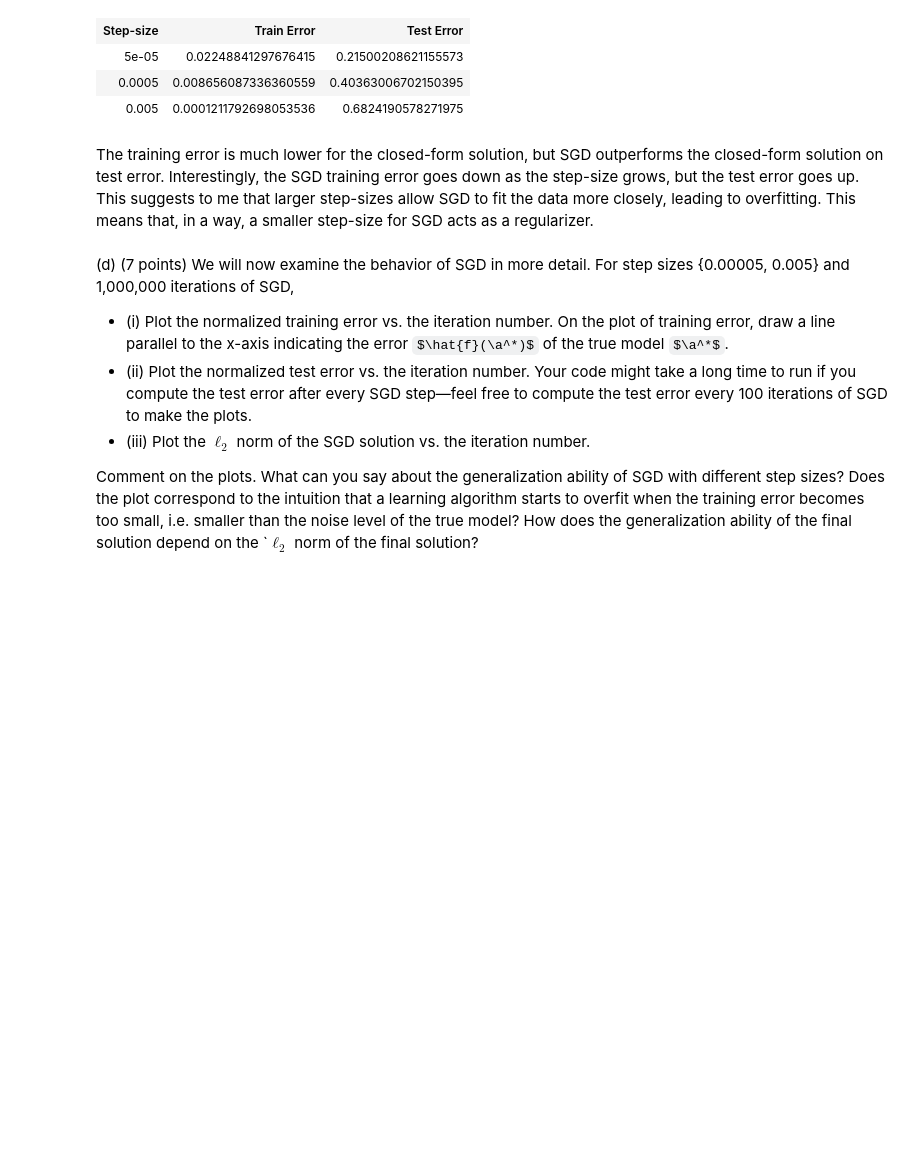
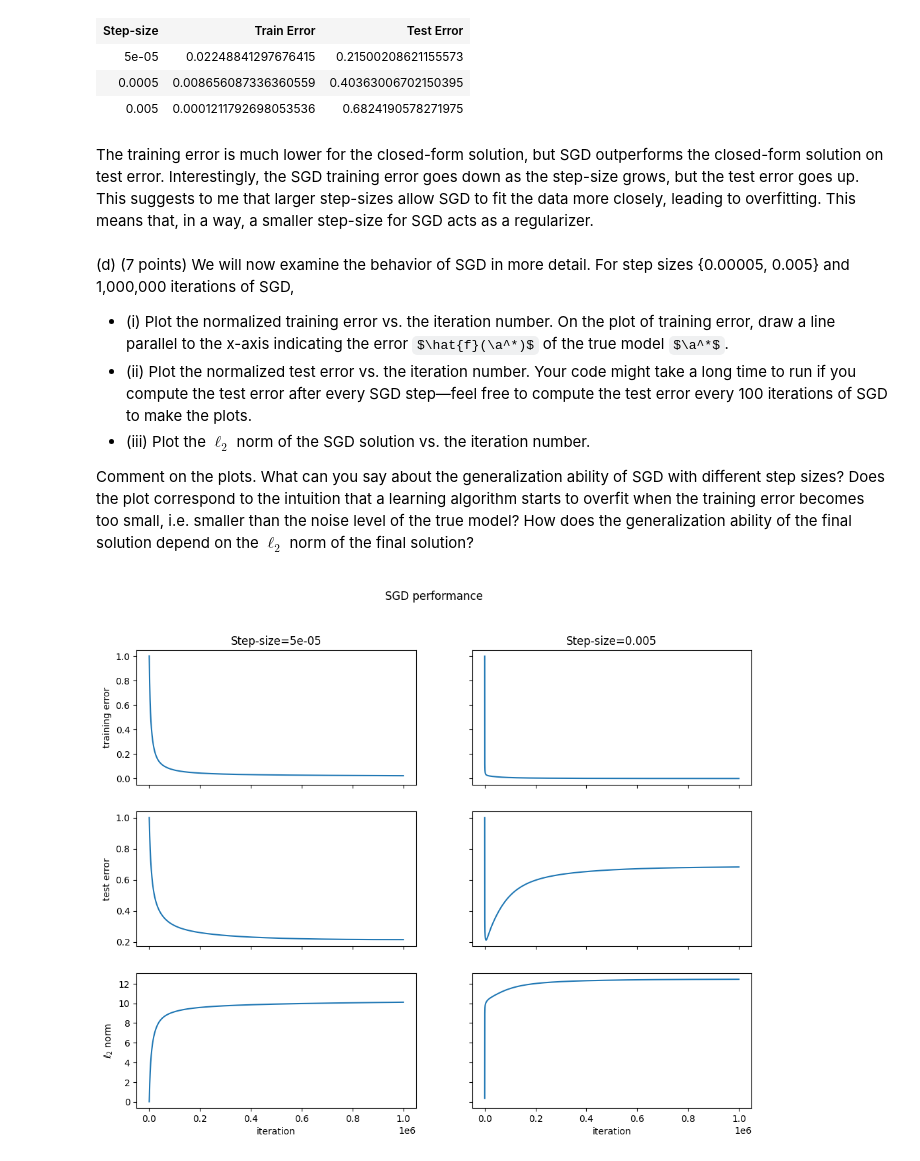
Before and after one commit to garfieldnate/Stanford-CS-168_Modern_Algorithmic_Toolbox, a Jupyter notebook: cs168/notebooks/mini_project_3.ipynb, the cells around one changed output. Drawn from its saved outputs; the diff is of its cells as text; code cells hidden in the pictures; some formulas as TeX source; blank space fills up the shorter version.

```diff
--- a/cs168/notebooks/mini_project_3.ipynb
+++ b/cs168/notebooks/mini_project_3.ipynb
@@ -286,16 +286,15 @@ Run stochastic gradient descent using step sizes {0.0005, 0.005, 0.01} and 1000
 
 </div>
 # %%
-def stochastic_gradient_descent(X, y, step_size, iterations):
+def stochastic_gradient_descent(X, y, step_size, iterations, iter_hook=lambda i, w: None):
     """Returns (weights, [loss for each iteration])"""
     w = np.zeros((X.shape[1], 1))
-    loss = []
     for i in trange(iterations, desc="SGD Iterations", leave=False):
         row = i % X.shape[0]
         gradient = mse_gradient(w, X[row][:,np.newaxis].T, y[row].T)
         update = step_size * gradient.T
         w -= update
-        loss.append(mean_squared_error(w, X, y))
-    return w, loss
+        iter_hook(i, w)
+    return w
 # %%
 def _run_and_report_sgd(X, y, step_size, ax, iterations=1000):
@@ -464,7 +464,7 @@ def _run_sgd_experiment(X_train, X_test, y_train, y_test, step_size, iterations,
     train_error = []
     test_error = []
     for _ in trange(trials, desc="Trials", leave=False):
-        a, _ = stochastic_gradient_descent(X_train, y_train, step_size, iterations)
+        a = stochastic_gradient_descent(X_train, y_train, step_size, iterations)
         train_error.append(normalized_test_error(a, X_train, y_train))
         test_error.append(normalized_test_error(a, X_test, y_test))
 
@@ -496,6 +496,50 @@ The training error is much lower for the closed-form solution, but SGD outperfor
 * (ii) Plot the normalized test error vs. the iteration number. Your code might take a long time to run if you compute the test error after every SGD step—feel free to compute the test error every 100 iterations of SGD to make the plots.
 * (iii) Plot the $\ell_2$ norm of the SGD solution vs. the iteration number.
 
-Comment on the plots. What can you say about the generalization ability of SGD with different step sizes? Does the plot correspond to the intuition that a learning algorithm starts to overfit when the training error becomes too small, i.e. smaller than the noise level of the true model? How does the generalization ability of the final solution depend on the `$\ell_2$ norm of the final solution?
+Comment on the plots. What can you say about the generalization ability of SGD with different step sizes? Does the plot correspond to the intuition that a learning algorithm starts to overfit when the training error becomes too small, i.e. smaller than the noise level of the true model? How does the generalization ability of the final solution depend on the $\ell_2$ norm of the final solution?
 
 </div>
+# %%
+def _run_sgd_experiment(X_train, X_test, y_train, y_test, step_size, iterations):
+    train_error = []
+    test_error = []
+    l2_norm = []
+    plot_data = {"train_error": [], "test_error": [], "l2_norm": [], "x-ticks": []}
+    def record_plot_data(i, w):
+        if i % 100 == 0:
+            plot_data["train_error"].append(normalized_test_error(w, X_train, y_train))
+            plot_data["test_error"].append(normalized_test_error(w, X_test, y_test))
+            plot_data["l2_norm"].append(np.linalg.norm(w))
+            plot_data["x-ticks"].append(i)
+
+    stochastic_gradient_descent(X_train, y_train, step_size, iterations, iter_hook=record_plot_data)
+    return plot_data
+
+def _plot_sgd_iterations(iterations):
+    step_sizes = [0.00005, 0.005]
+
+    fig, axs = plt.subplots(3, len(step_sizes), figsize=(12, 9), sharex=True, sharey="row")
+    fig.suptitle("SGD performance")
+    for ax in axs.flat:
+        ax.set_xlabel("iteration")
+
+    for i, step_size in tqdm(enumerate([0.00005, 0.005]), desc="Step Sizes", leave=False):
+        plot_data = _run_sgd_experiment(PART2_X_TRAIN, PART2_X_TEST, PART2_Y_TRAIN, PART2_Y_TEST, step_size, iterations)
+        x_ticks = plot_data["x-ticks"]
+
+        axs[0, i].set_title(f"Step-size={step_size}")
+        axs[0, i].plot(x_ticks, plot_data["train_error"])
+        axs[0, i].set_ylabel("training error")
+
+        axs[1, i].plot(x_ticks, plot_data["test_error"])
+        axs[1, i].set_ylabel("test error")
+
+        axs[2, i].plot(x_ticks, plot_data["l2_norm"])
+        axs[2, i].set_ylabel("$\ell_2$ norm")
+
+        for j in range(3):
+            axs[j, i].label_outer()
+
+_plot_sgd_iterations(1_000_000)
+# %% [output]
+[figure, added]
```
Also changed, not shown: parts of 3 cells of this notebook.
